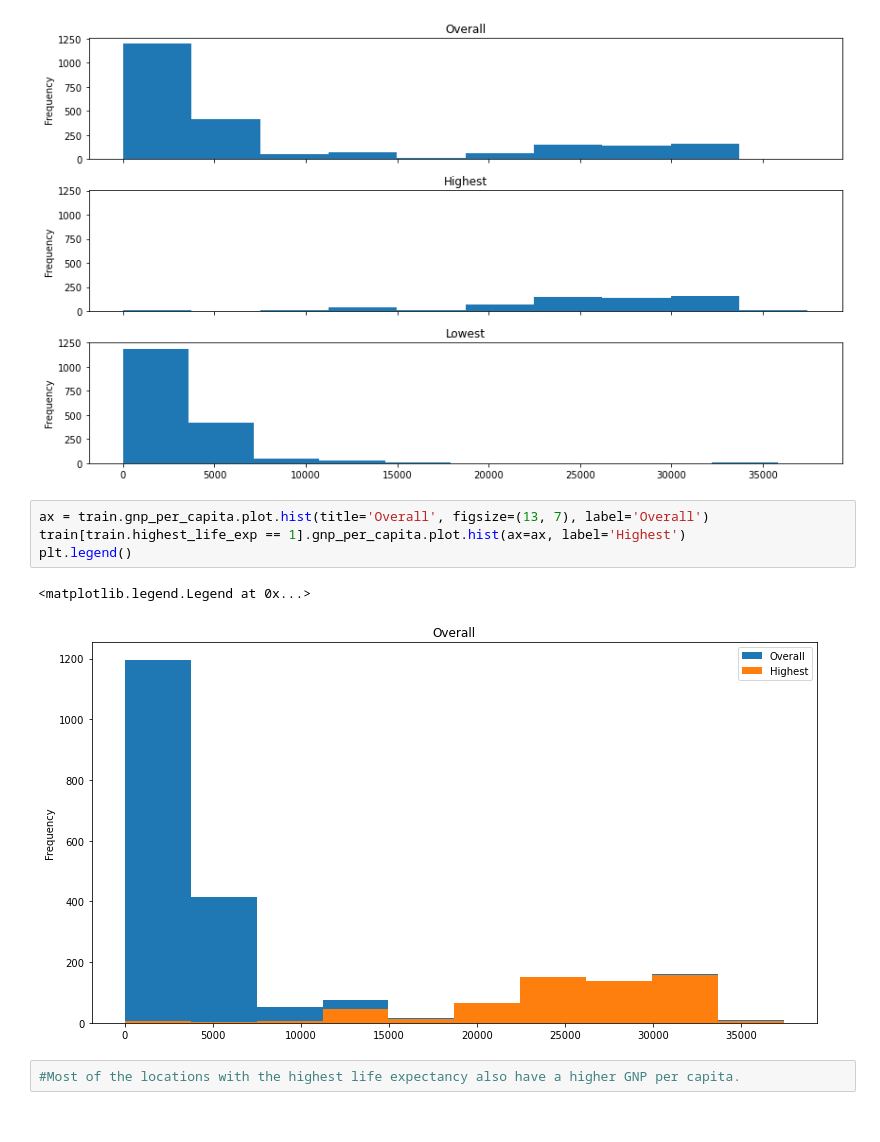
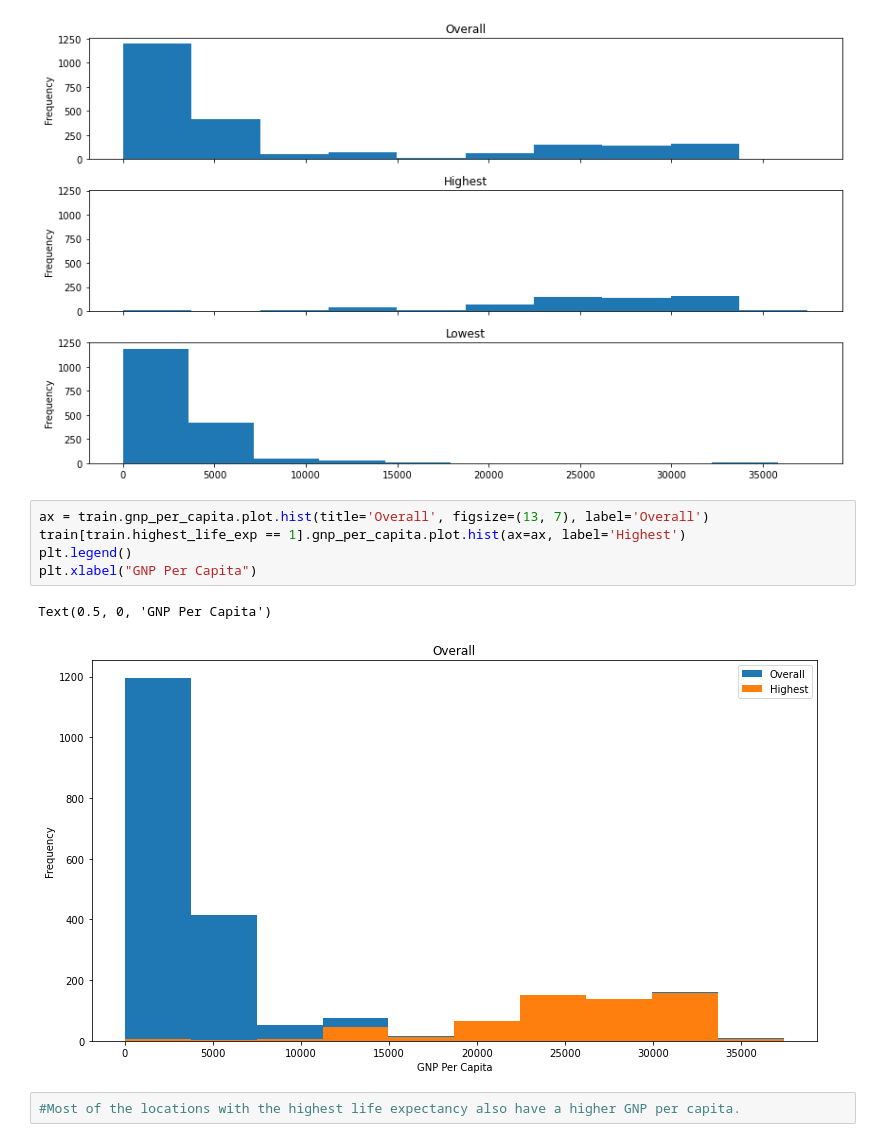
Before and after one commit to matt-c-knight/codeup-ind-project, a Jupyter notebook: Main.ipynb, the cells around one changed output. Drawn from its saved outputs; the diff is of its cells as text.

```diff
--- a/Main.ipynb
+++ b/Main.ipynb
@@ -160,10 +160,11 @@ fig.tight_layout()
 # %%
 ax = train.gnp_per_capita.plot.hist(title='Overall', figsize=(13, 7), label='Overall')
 train[train.highest_life_exp == 1].gnp_per_capita.plot.hist(ax=ax, label='Highest')
 plt.legend()
+plt.xlabel("GNP Per Capita")
 # %% [output]
-<matplotlib.legend.Legend at 0x...>
+Text(0.5, 0, 'GNP Per Capita')
-[figure, old version]
+[figure, new version]
 # %%
 #Most of the locations with the highest life expectancy also have a higher GNP per capita.
 # %%
```
Also changed, not shown: parts of 12 cells of this notebook.
